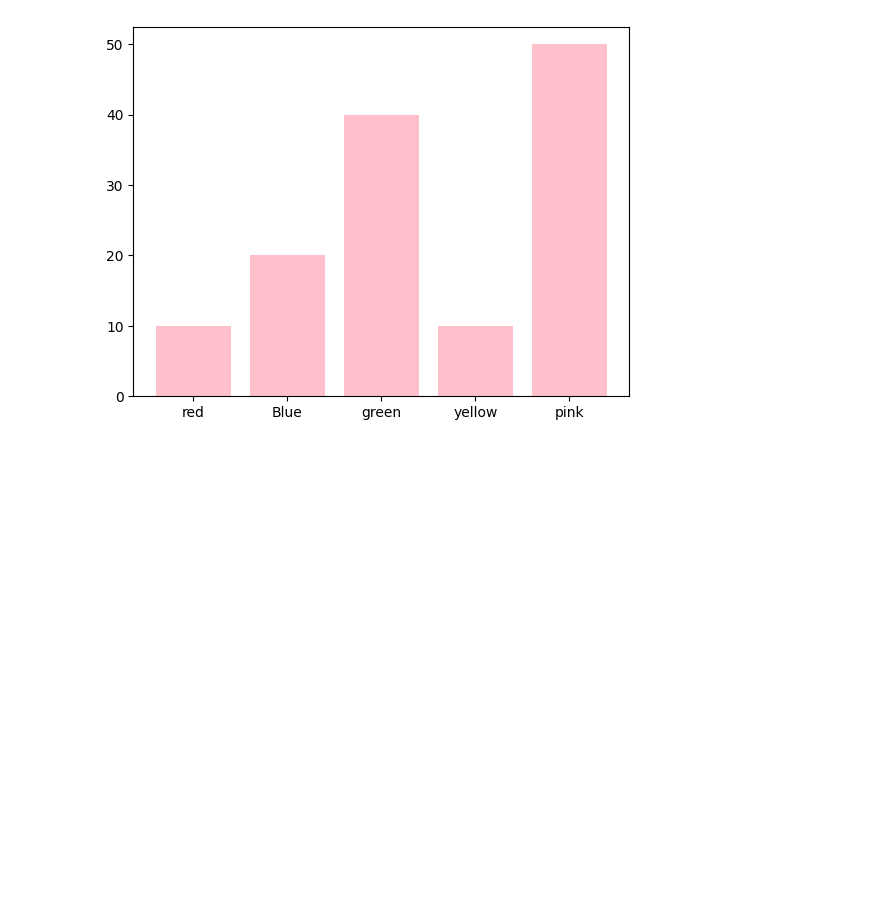
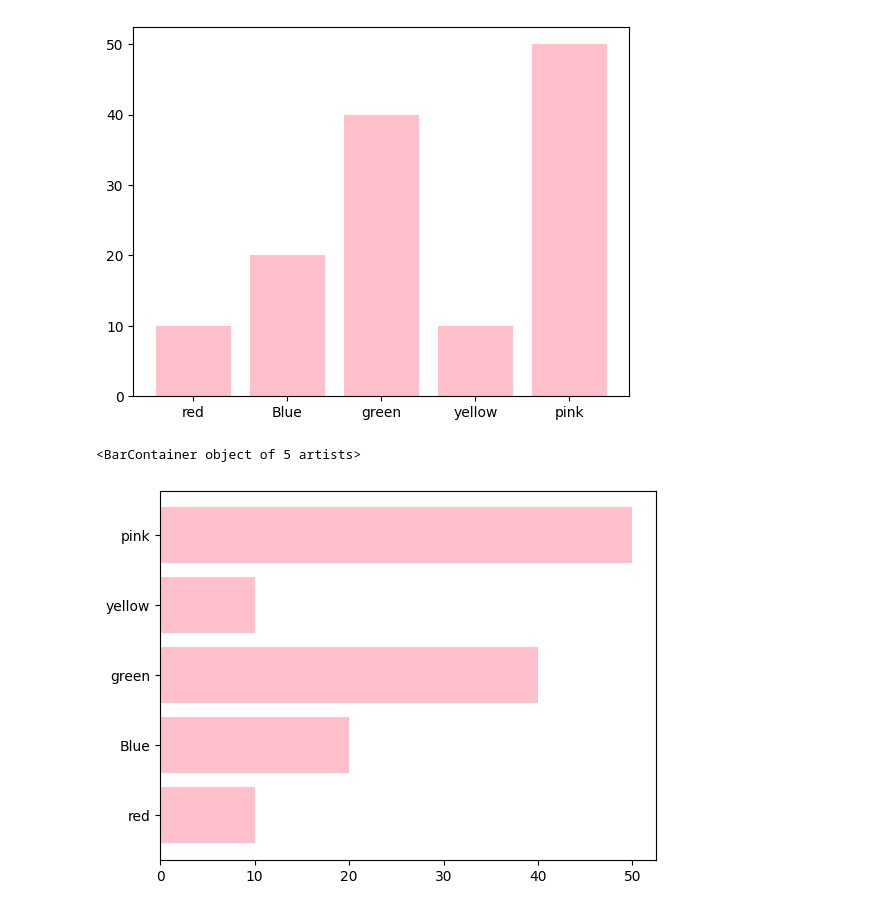
Before and after one commit to rahulkumar80026/Machine-Learning-Basic-to-Advanced, a Jupyter notebook: DataVisulization/1st.ipynb, the cells around one changed output. Drawn from its saved outputs; the diff is of its cells as text; code cells hidden in the pictures; blank space fills up the shorter version.

Commit message:
Add horizontal bar chart visualization and update execution count for output

```diff
--- a/DataVisulization/1st.ipynb
+++ b/DataVisulization/1st.ipynb
@@ -244,3 +244,10 @@ plt.bar(colors,children,color='pink')
 # %% [output]
 <BarContainer object of 5 artists>
 [figure]
+# %%
+# horizontal bar using
+
+plt.barh(colors,children,color='pink')
+# %% [output]
+<BarContainer object of 5 artists>
+[figure, added]
```
Also changed, not shown: parts of 1 cell of this notebook.
